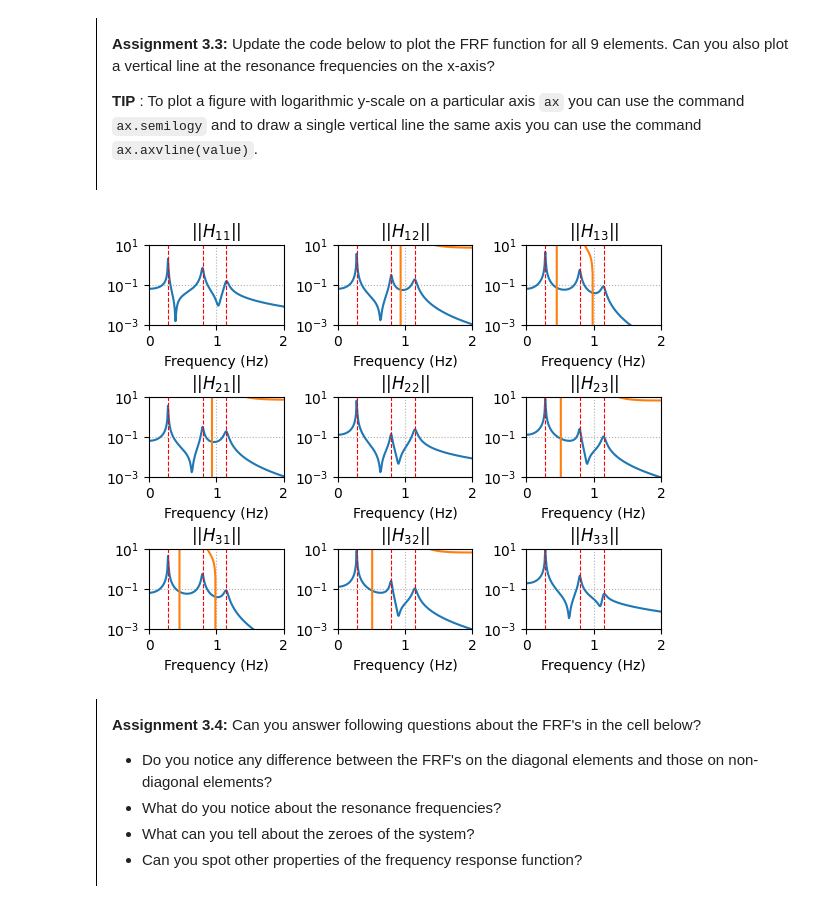
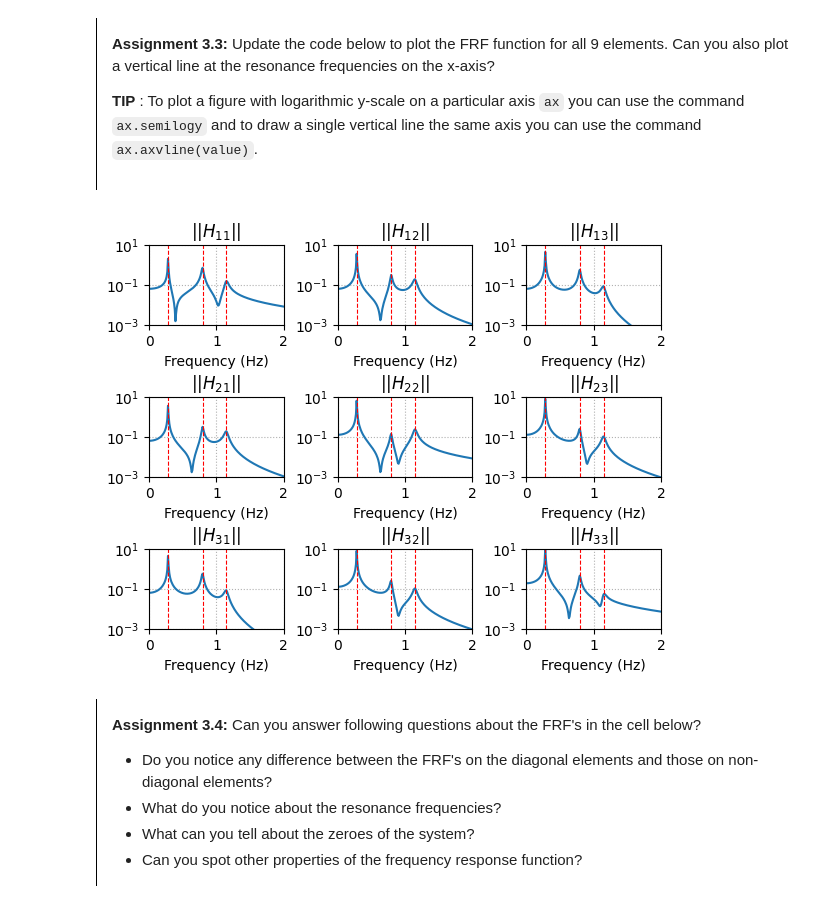
Before and after one commit to Gribouille007/MV2627_Exercises, a Jupyter notebook: Session3_MDOF/session3.ipynb, the cells around one changed output. Saved outputs shown, nothing was run; the diff lists cells and outputs as text; code cells hidden in the pictures; folded sections open.

```diff
--- a/Session3_MDOF/session3.ipynb
+++ b/Session3_MDOF/session3.ipynb
@@ -441,32 +440,32 @@ As discussed previously the FRF is in fact a 3 by 3 matrix for a three dimension
 # %%
 f = np.linspace(0,2,200)
 n_dof = np.shape(M)[0]
 
 fig, axes = plt.subplots(n_dof,n_dof)
 
 for i in range(n_dof):
     for j in range(n_dof):
         H_f = frequency_response_function(M, C, K, f, i=i, j=j)
         axes[i,j].semilogy(f,np.abs(H_f))
-        axes[i, j].plot(f,np.angle(H_f,deg=True))
+
 
         for fr in f_res:
             axes[i,j].axvline(fr, color='r', linestyle='--', linewidth=0.8)
 
         axes[i,j].set_title(f'$||H_{{{i+1}{j+1}}}||$')
         axes[i,j].set_xlabel('Frequency (Hz)')
         axes[i,j].grid(which='both', linestyle=':')
         axes[i,j].set_ylim([1e-3,1e1])
         axes[i,j].set_xlim([0, max(f)])
 
 plt.subplots_adjust(left=0.1,
                     bottom=0.1,
                     right=0.9,
                     top=0.9,
                     wspace=0.4,
                     hspace=0.9)
 # %% [output]
-[figure, old version]
+[figure, new version]
 # %% [markdown]
 <div style="border-left: 1px solid black; padding: 1em; margin: 1em 0;">
 
```
Also changed, not shown: parts of 4 cells of this notebook.
